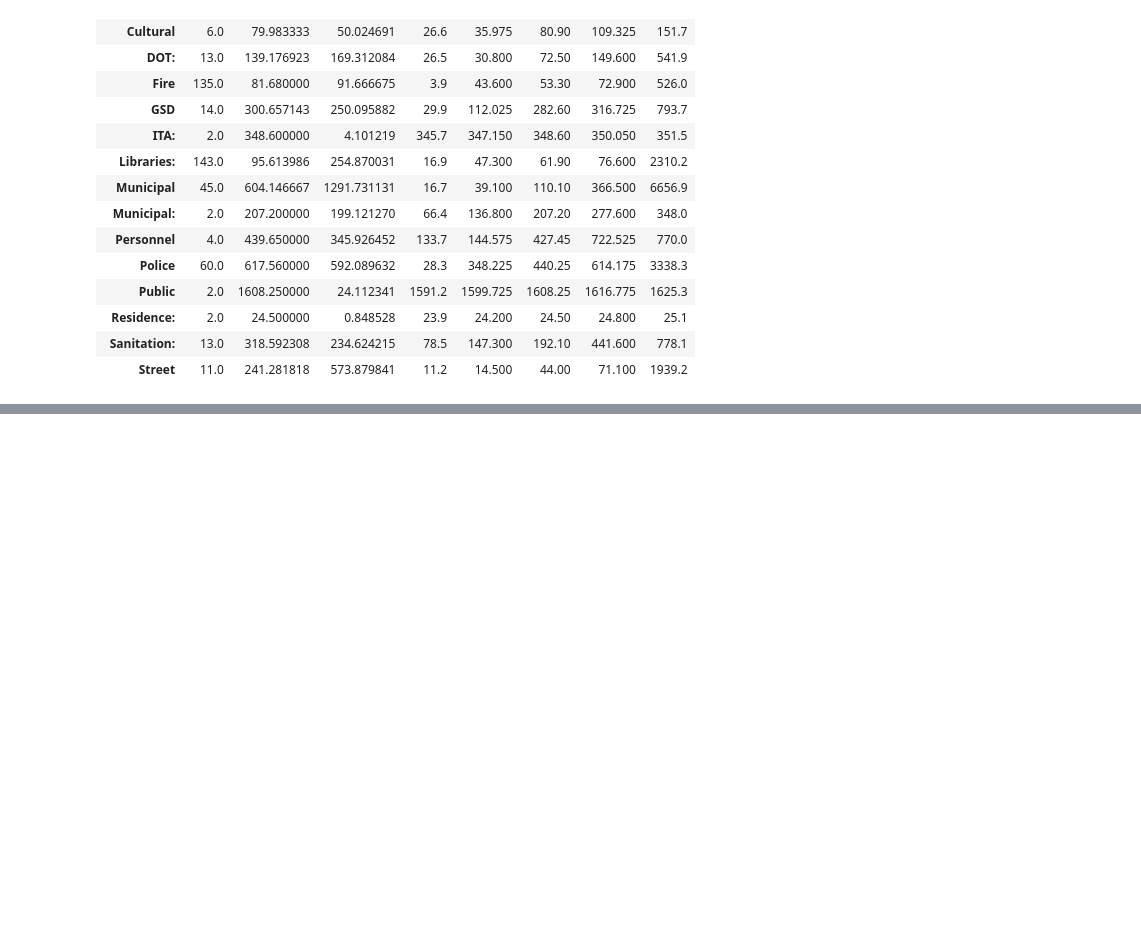
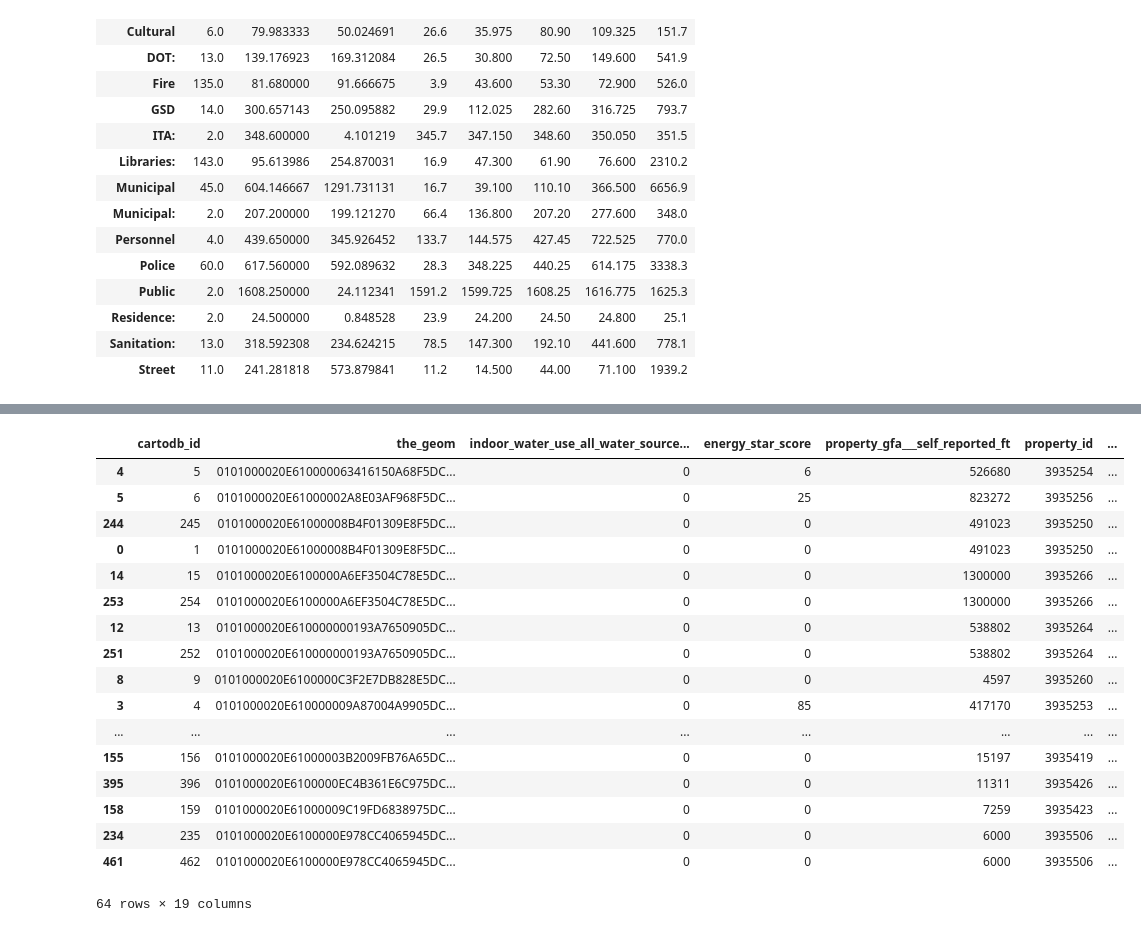
Before and after one commit to SuiWachiri/HW, a Jupyter notebook: HW02.ipynb, the cells around one changed output, grey strips where cells are left out. Saved outputs shown, nothing was run; the diff lists cells and outputs as text; code cells hidden in the pictures; blank space fills up the shorter version.

```diff
--- a/HW02.ipynb
+++ b/HW02.ipynb
@@ -27,0 +49,21 @@ data['total_ghg_emissions_metric_tons_co2e'].groupby(data['department']).describ
+# %%
+data.sort_values(['total_ghg_emissions_metric_tons_co2e'],ascending=0).groupby('department').head()
+# %% [output]
+|  | cartodb_id | the_geom | indoor_water_use_all_water_source... | energy_star_score | property_gfa___self_reported_ft | property_id | ... |
+| 4 | 5 | 0101000020E610000063416150A68F5DC... | 0 | 6 | 526680 | 3935254 | ... |
+| 5 | 6 | 0101000020E61000002A8E03AF968F5DC... | 0 | 25 | 823272 | 3935256 | ... |
+| 244 | 245 | 0101000020E61000008B4F01309E8F5DC... | 0 | 0 | 491023 | 3935250 | ... |
+| 0 | 1 | 0101000020E61000008B4F01309E8F5DC... | 0 | 0 | 491023 | 3935250 | ... |
+| 14 | 15 | 0101000020E6100000A6EF3504C78E5DC... | 0 | 0 | 1300000 | 3935266 | ... |
+| 253 | 254 | 0101000020E6100000A6EF3504C78E5DC... | 0 | 0 | 1300000 | 3935266 | ... |
+| 12 | 13 | 0101000020E610000000193A7650905DC... | 0 | 0 | 538802 | 3935264 | ... |
+| 251 | 252 | 0101000020E610000000193A7650905DC... | 0 | 0 | 538802 | 3935264 | ... |
+| 8 | 9 | 0101000020E6100000C3F2E7DB828E5DC... | 0 | 0 | 4597 | 3935260 | ... |
+| 3 | 4 | 0101000020E610000009A87004A9905DC... | 0 | 85 | 417170 | 3935253 | ... |
+| ... | ... | ... | ... | ... | ... | ... | ... |
+| 155 | 156 | 0101000020E61000003B2009FB76A65DC... | 0 | 0 | 15197 | 3935419 | ... |
+| 395 | 396 | 0101000020E6100000EC4B361E6C975DC... | 0 | 0 | 11311 | 3935426 | ... |
+| 158 | 159 | 0101000020E61000009C19FD6838975DC... | 0 | 0 | 7259 | 3935423 | ... |
+| 234 | 235 | 0101000020E6100000E978CC4065945DC... | 0 | 0 | 6000 | 3935506 | ... |
+| 461 | 462 | 0101000020E6100000E978CC4065945DC... | 0 | 0 | 6000 | 3935506 | ... |
+64 rows × 19 columns
```
Also changed, not shown: parts of 5 cells of this notebook.
